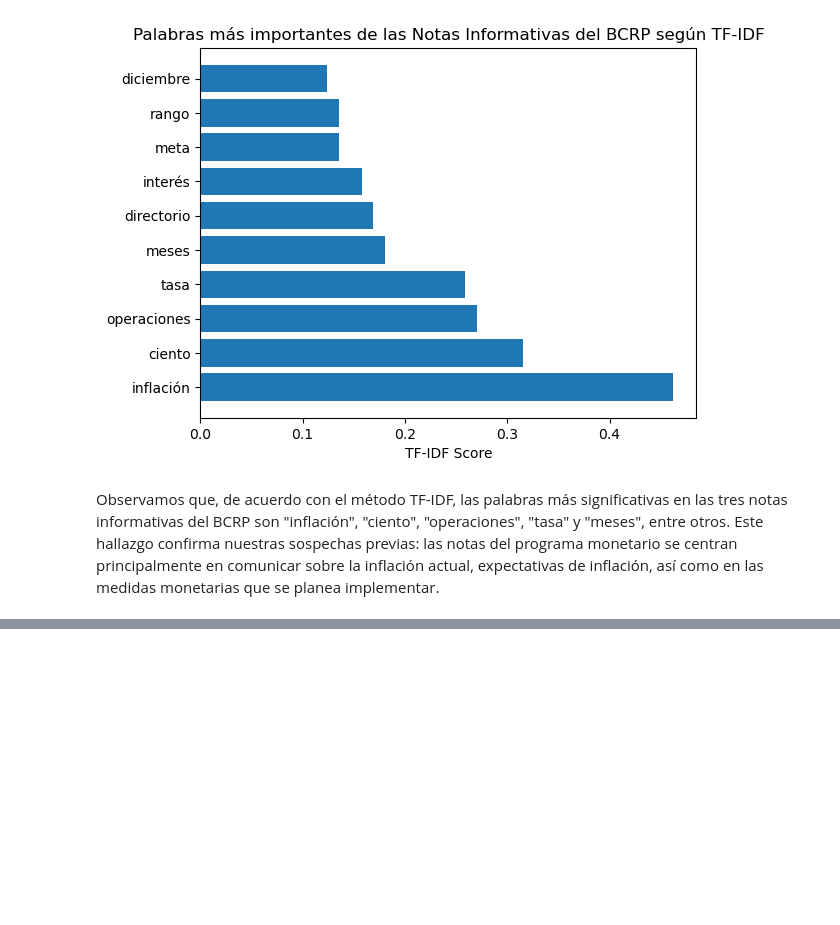
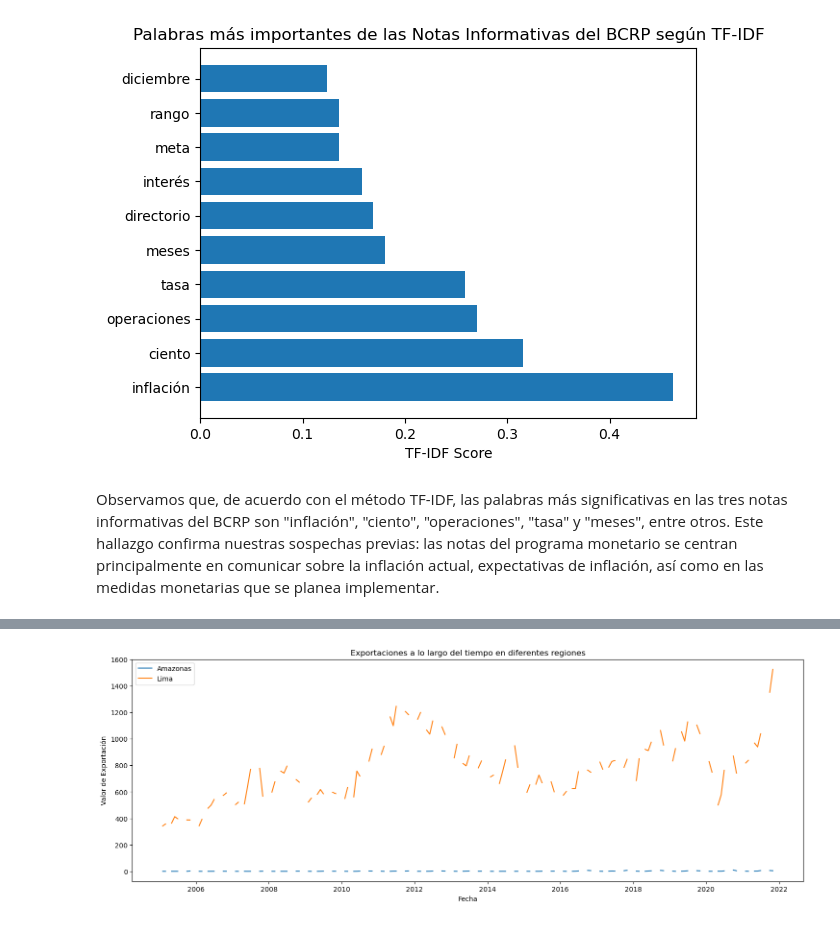
Before and after one commit to qlab-intro-python/proyecto-final-gregorio_podesta_trabajofinal, a Jupyter notebook: proyecto_final_plantilla.ipynb, the cells around one changed output, grey strips where cells are left out. Cells and saved outputs as stored; diff of their text form; code cells hidden in the pictures; blank space fills up the shorter version.

```diff
--- a/proyecto_final_plantilla.ipynb
+++ b/proyecto_final_plantilla.ipynb
@@ -424,0 +595,14 @@ Observamos que, de acuerdo con el método TF-IDF, las palabras más significativ
+# %%
+import matplotlib.pyplot as plt
+
+plt.figure(figsize=(18, 6))
+for region in ['Amazonas', 'Lima']:
+    plt.plot(df['Fecha'], df[region], label=region)
+
+plt.title('Exportaciones a lo largo del tiempo en diferentes regiones')
+plt.xlabel('Fecha')
+plt.ylabel('Valor de Exportación')
+plt.legend()
+plt.show()
+# %% [output]
+[figure, added]
```
Also changed, not shown: parts of 14 cells of this notebook, 1 other file.
